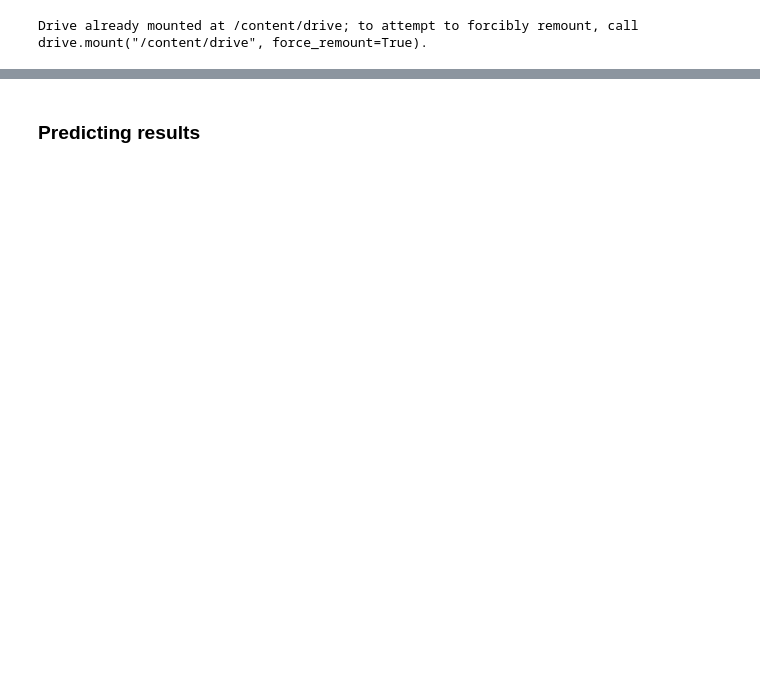
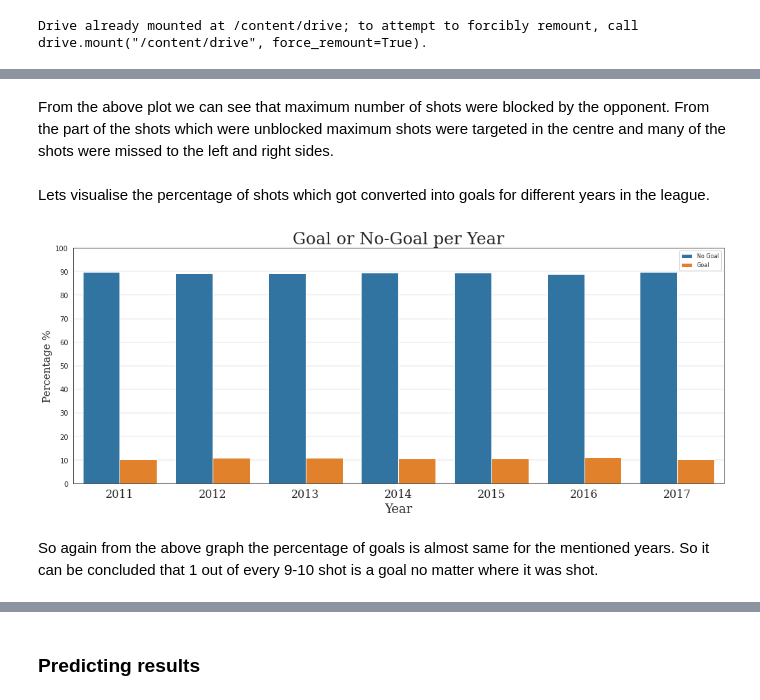
Before and after one commit to Karishma-Kuria/ML-Regression, a Jupyter notebook: Assignment4.ipynb, the cells around one changed output, grey strips where cells are left out. Saved outputs shown, nothing was run; the diff lists cells and outputs as text; code cells hidden in the pictures; blank space fills up the shorter version.

```diff
--- a/Assignment4.ipynb
+++ b/Assignment4.ipynb
@@ -171,0 +204,35 @@ This shows that if we just guess the result based on looking at the odds, we wou
+# %% [markdown]
+From the above plot we can see that maximum number of shots were blocked by the opponent.
+From the part of the shots which were unblocked maximum shots were targeted in the centre and many of the shots were missed to the left and right sides.
+# %% [markdown]
+Lets visualise the percentage of shots which got converted into goals for different years in the league.
+# %%
+game_goals  = game_shots[['is_goal', 'id_event', 'year']].groupby(['is_goal', 'year']).count().reset_index().rename(columns={'id_event': 'count'})
+game_goals.is_goal = game_goals.is_goal.replace({1: 'Goal', 0: 'No Goal'})
+# %%
+game_goals['percentage']=0
+for i in range(len(game_goals)):
+    for year in game_goals.year.unique():
+        if game_goals.iloc[i,game_goals.columns.get_loc("year")]==year:
+            game_goals.iloc[i,game_goals.columns.get_loc("percentage")]=game_goals.iloc[i,game_goals.columns.get_loc("count")] / \
+                                                            game_goals[game_goals.year==year]['count'].sum()
+game_goals['percentage']=round(game_goals['percentage']*100,2)
+# %%
+# plot the percentage of goals against year
+sns.set_style("white")
+fig, ax = plt.subplots(figsize=[14,6])
+colors = ['#ff9999','#66b3ff','#99ff99','#ffcc99']
+ax = sns.barplot(data=game_goals, y='percentage', hue='is_goal', x='year')
+ax.set_yticks(np.arange(0,110,10))
+ax.set_ylabel(ylabel='Percentage %', fontsize=15, fontfamily='serif')
+ax.set_xlabel(xlabel='Year', fontsize=18, fontfamily='serif')
+ax.set_xticklabels(labels=ax.get_xticklabels(), fontsize=16, fontfamily='serif')
+plt.title("Goal or No-Goal per Year", fontsize=24, fontfamily='serif')
+plt.tight_layout()
+ax.grid(color='black', linestyle='-', linewidth=0.1, axis='y')
+plt.legend(fontsize=8)
+plt.show()
+# %% [output]
+[figure, added]
+# %% [markdown]
+So again from the above graph the percentage of goals is almost same for the mentioned years. So it can be concluded that 1 out of every 9-10 shot is a goal no matter where it was shot.
```
Also changed, not shown: parts of 78 cells of this notebook.
